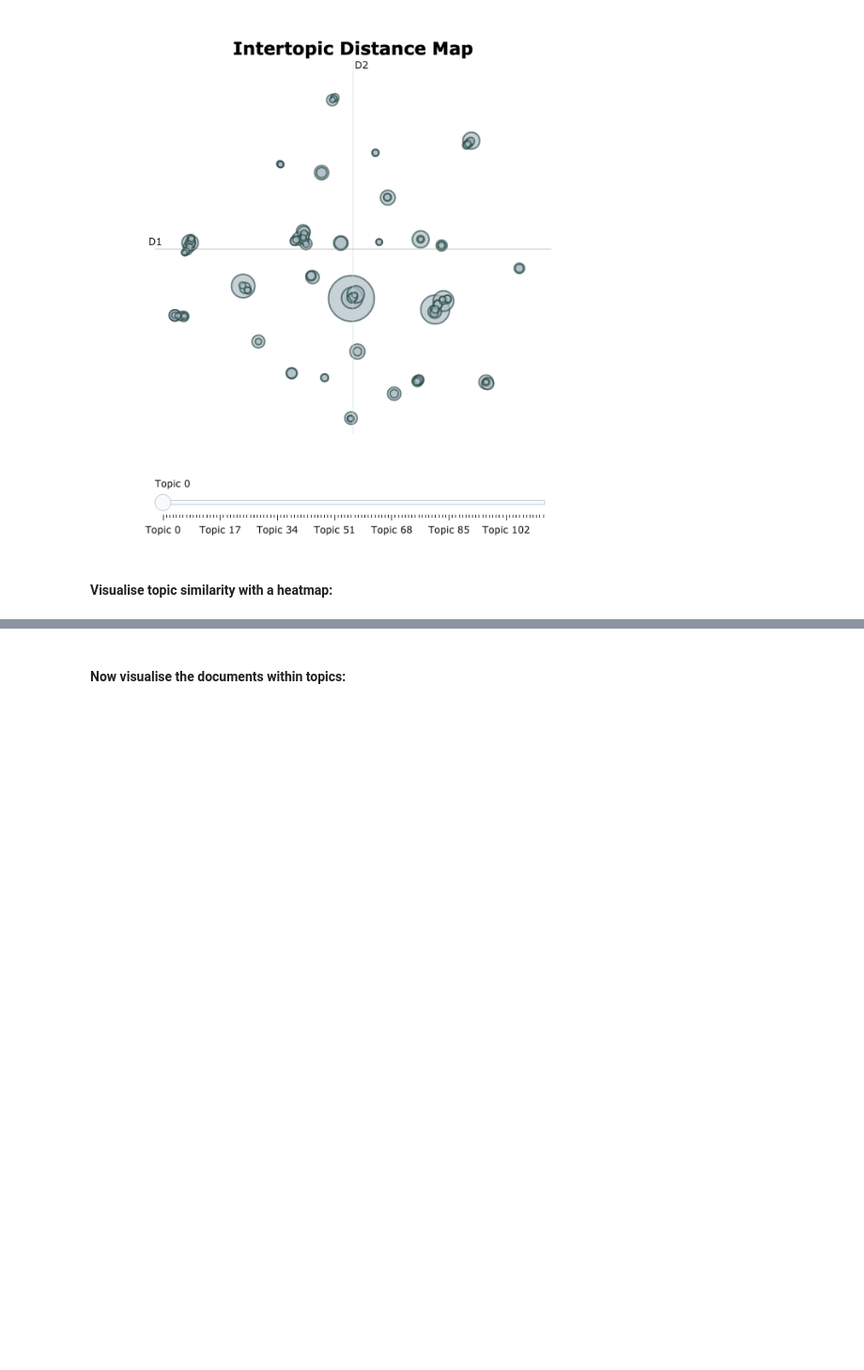
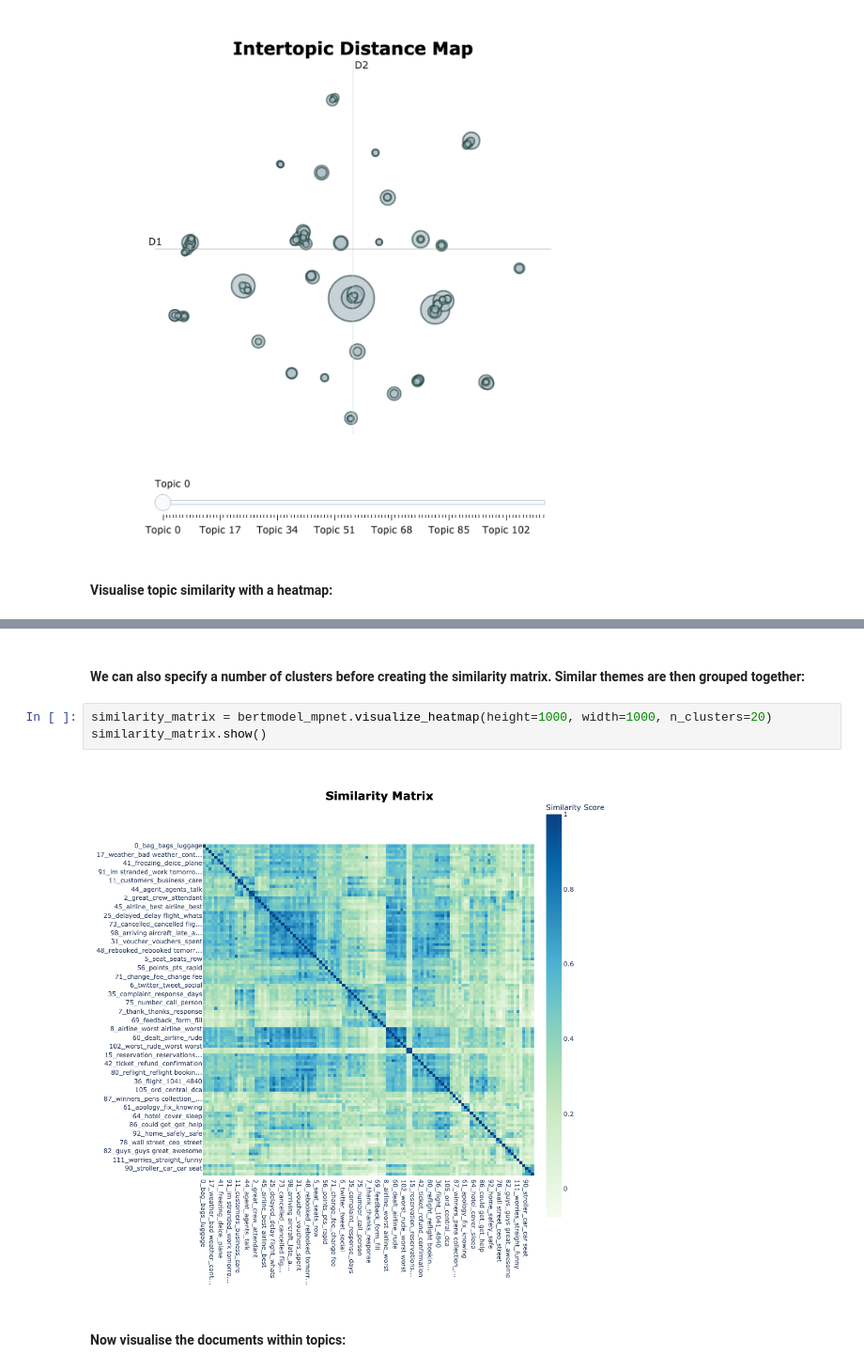
Before and after one commit to gs354/twitter_american_airlines, a Jupyter notebook: notebooks/BERTopic_mpnet_2.ipynb, the cells around one changed output, grey strips where cells are left out. Shown at 94% size. Saved outputs shown, nothing was run; the diff lists cells and outputs as text; blank space fills up the shorter version.

```diff
--- a/notebooks/BERTopic_mpnet_2.ipynb
+++ b/notebooks/BERTopic_mpnet_2.ipynb
@@ -195,3 +195,10 @@ similarity_matrix.show()
+# %% [markdown]
+#### We can also specify a number of clusters before creating the similarity matrix. Similar themes are then grouped together:
+# %%
+similarity_matrix = bertmodel_mpnet.visualize_heatmap(height=1000, width=1000, n_clusters=20)
+similarity_matrix.show()
+# %% [output]
+[figure, added]
 # %% [markdown]
 #### Now visualise the documents within topics:
 # %%
```
Also changed, not shown: parts of 2 cells of this notebook.
